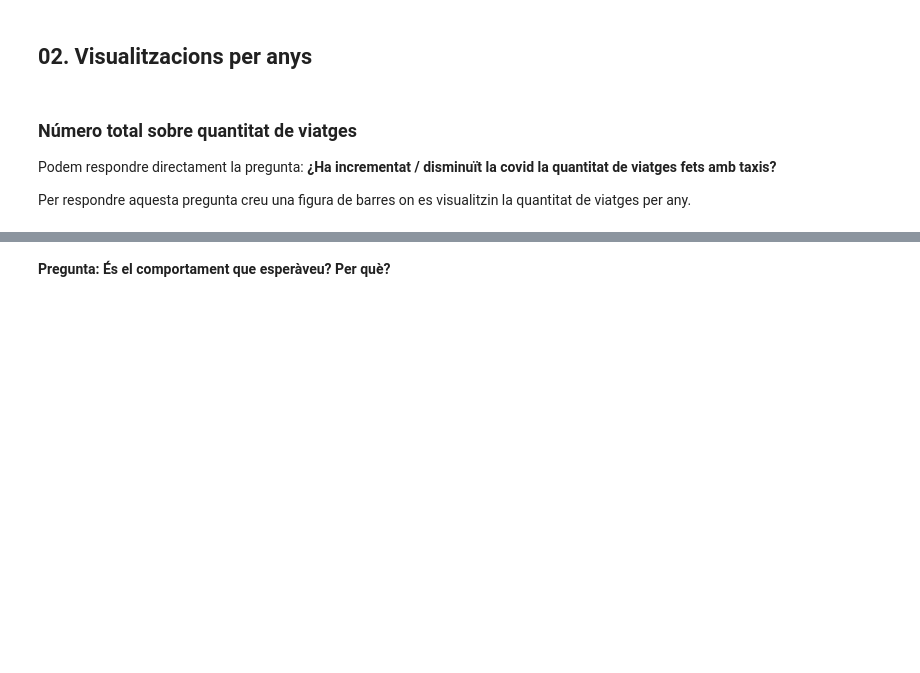
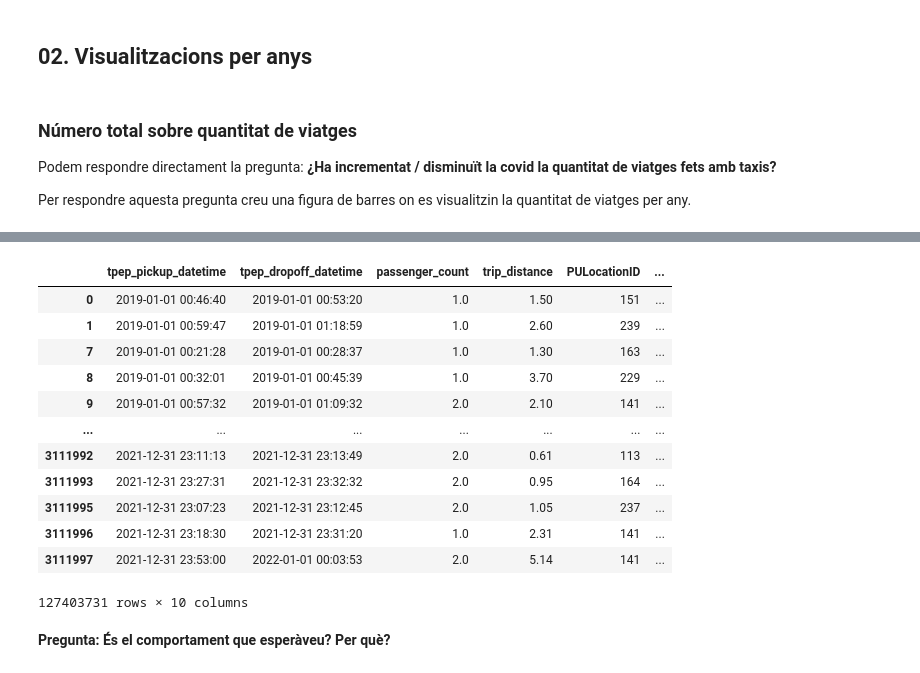
Before and after one commit to Zhipeng139/Taller-de-Nous-Usos_UB_P1, a Jupyter notebook: AssignmentCode.ipynb, the cells around one changed output, grey strips where cells are left out. Cells and saved outputs as stored; diff of their text form; code cells hidden in the pictures; blank space fills up the shorter version.

```diff
--- a/AssignmentCode.ipynb
+++ b/AssignmentCode.ipynb
@@ -202,3 +201,19 @@ bar_plot(df, 'year', 'Any', 'Quanitat de viatges', 'Quanitat de viatges per any'
+# %%
+df
+# %% [output]
+|  | tpep_pickup_datetime | tpep_dropoff_datetime | passenger_count | trip_distance | PULocationID | ... |
+| 0 | 2019-01-01 00:46:40 | 2019-01-01 00:53:20 | 1.0 | 1.50 | 151 | ... |
+| 1 | 2019-01-01 00:59:47 | 2019-01-01 01:18:59 | 1.0 | 2.60 | 239 | ... |
+| 7 | 2019-01-01 00:21:28 | 2019-01-01 00:28:37 | 1.0 | 1.30 | 163 | ... |
+| 8 | 2019-01-01 00:32:01 | 2019-01-01 00:45:39 | 1.0 | 3.70 | 229 | ... |
+| 9 | 2019-01-01 00:57:32 | 2019-01-01 01:09:32 | 2.0 | 2.10 | 141 | ... |
+| ... | ... | ... | ... | ... | ... | ... |
+| 3111992 | 2021-12-31 23:11:13 | 2021-12-31 23:13:49 | 2.0 | 0.61 | 113 | ... |
+| 3111993 | 2021-12-31 23:27:31 | 2021-12-31 23:32:32 | 2.0 | 0.95 | 164 | ... |
+| 3111995 | 2021-12-31 23:07:23 | 2021-12-31 23:12:45 | 2.0 | 1.05 | 237 | ... |
+| 3111996 | 2021-12-31 23:18:30 | 2021-12-31 23:31:20 | 1.0 | 2.31 | 141 | ... |
+| 3111997 | 2021-12-31 23:53:00 | 2022-01-01 00:03:53 | 2.0 | 5.14 | 141 | ... |
+127403731 rows × 10 columns
 # %% [markdown]
 **Pregunta: És el comportament que esperàveu? Per què?**
 # %% [markdown]
```
Also changed, not shown: parts of 12 cells of this notebook.
